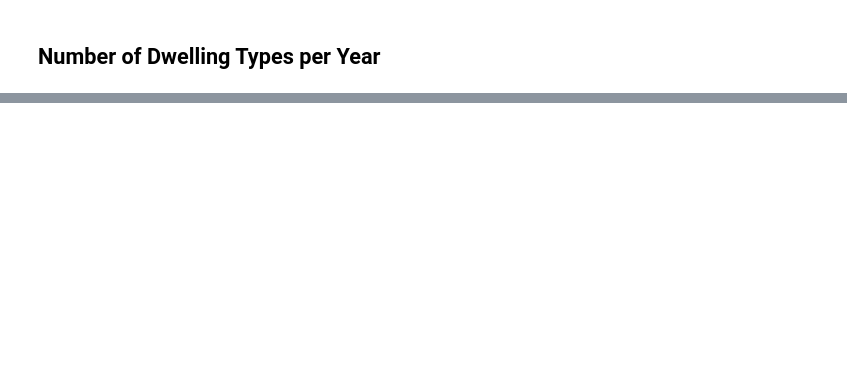
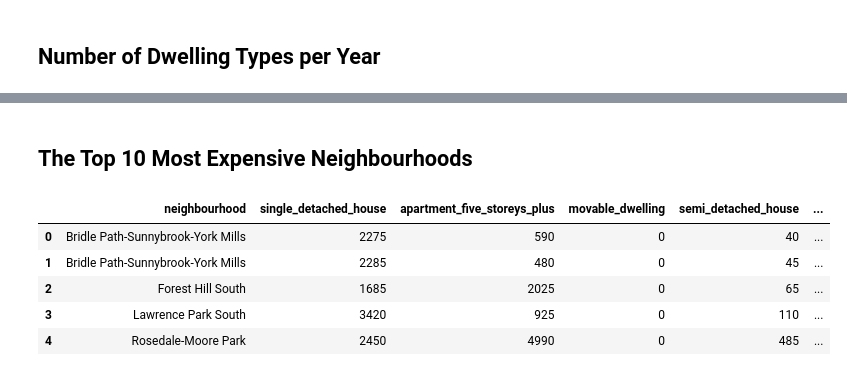
Before and after one commit to Jovan671/Assignment_06_pyviz, a Jupyter notebook: Analysis.ipynb, the cells around one changed output, grey strips where cells are left out. Drawn from its saved outputs; the diff is of its cells as text; code cells hidden in the pictures; blank space fills up the shorter version.

```diff
--- a/Analysis.ipynb
+++ b/Analysis.ipynb
@@ -173,0 +129,13 @@ to_data.hvplot.line(x = 'year', y = 'average_house_value', xlabel = 'year', ylab
+# %% [markdown]
+## The Top 10 Most Expensive Neighbourhoods
+# %%
+top_ten_most_expensive = to_data.sort_values('average_house_value',ascending = False).groupby('neighbourhood').head()
+top_ten_most_expensive.reset_index(drop=True, inplace=True)
+top_ten_most_expensive.head()
+# %% [output]
+|  | neighbourhood | single_detached_house | apartment_five_storeys_plus | movable_dwelling | semi_detached_house | ... |
+| 0 | Bridle Path-Sunnybrook-York Mills | 2275 | 590 | 0 | 40 | ... |
+| 1 | Bridle Path-Sunnybrook-York Mills | 2285 | 480 | 0 | 45 | ... |
+| 2 | Forest Hill South | 1685 | 2025 | 0 | 65 | ... |
+| 3 | Lawrence Park South | 3420 | 925 | 0 | 110 | ... |
+| 4 | Rosedale-Moore Park | 2450 | 4990 | 0 | 485 | ... |
```
Also changed, not shown: parts of 26 cells of this notebook, 1 other file.
